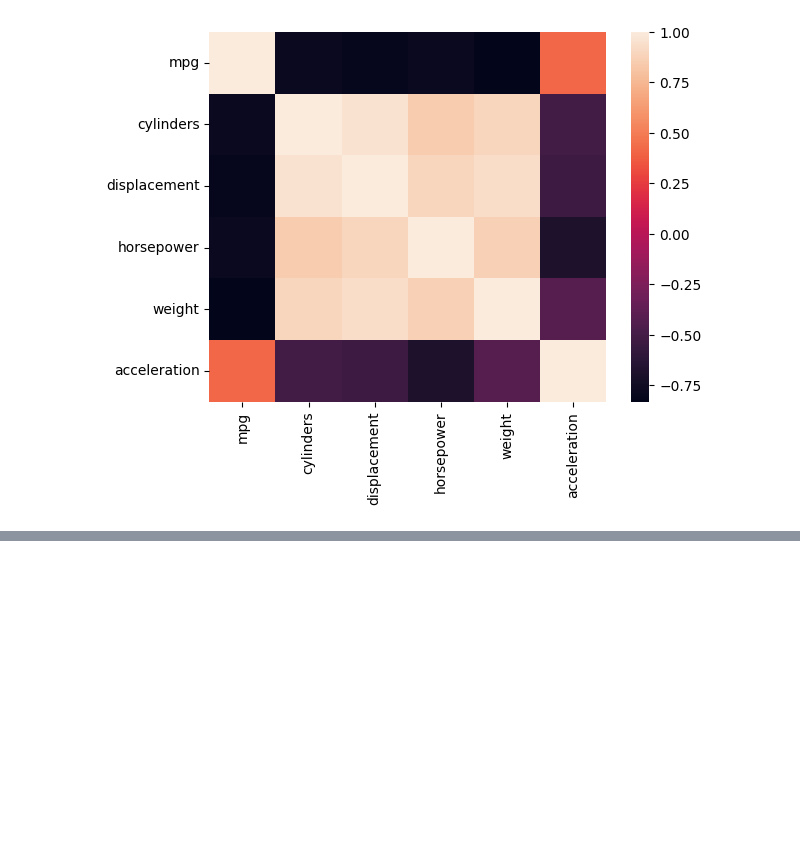
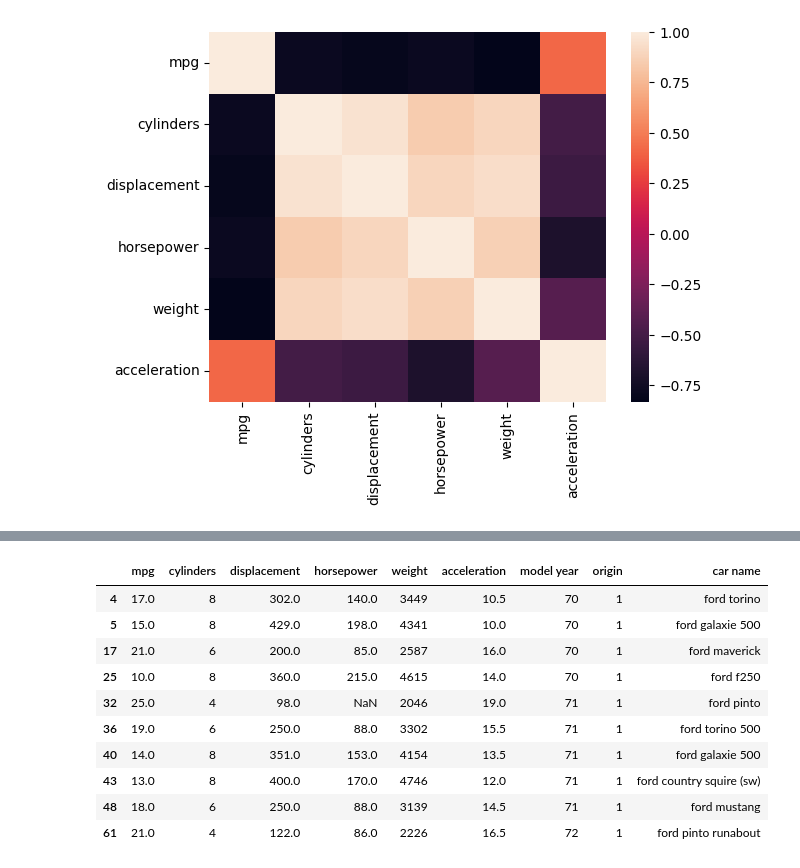
Before and after one commit to MaxRaineGit/statistik_git, a Jupyter notebook: Statistik.ipynb, the cells around one changed output, grey strips where cells are left out. Drawn from its saved outputs; the diff is of its cells as text; code cells hidden in the pictures; blank space fills up the shorter version.

```diff
--- a/Statistik.ipynb
+++ b/Statistik.ipynb
@@ -54,0 +60,16 @@ plt.show()
+# %%
+substring = "ford"
+ford = auto_mpg[auto_mpg["car name"].str.contains(substring, case=False)]
+ford.head(10)
+# %% [output]
+|  | mpg | cylinders | displacement | horsepower | weight | acceleration | model year | origin | car name |
+| 4 | 17.0 | 8 | 302.0 | 140.0 | 3449 | 10.5 | 70 | 1 | ford torino |
+| 5 | 15.0 | 8 | 429.0 | 198.0 | 4341 | 10.0 | 70 | 1 | ford galaxie 500 |
+| 17 | 21.0 | 6 | 200.0 | 85.0 | 2587 | 16.0 | 70 | 1 | ford maverick |
+| 25 | 10.0 | 8 | 360.0 | 215.0 | 4615 | 14.0 | 70 | 1 | ford f250 |
+| 32 | 25.0 | 4 | 98.0 | NaN | 2046 | 19.0 | 71 | 1 | ford pinto |
+| 36 | 19.0 | 6 | 250.0 | 88.0 | 3302 | 15.5 | 71 | 1 | ford torino 500 |
+| 40 | 14.0 | 8 | 351.0 | 153.0 | 4154 | 13.5 | 71 | 1 | ford galaxie 500 |
+| 43 | 13.0 | 8 | 400.0 | 170.0 | 4746 | 12.0 | 71 | 1 | ford country squire (sw) |
+| 48 | 18.0 | 6 | 250.0 | 88.0 | 3139 | 14.5 | 71 | 1 | ford mustang |
+| 61 | 21.0 | 4 | 122.0 | 86.0 | 2226 | 16.5 | 72 | 1 | ford pinto runabout |
```
Also changed, not shown: parts of 2 cells of this notebook, 2 other files.
